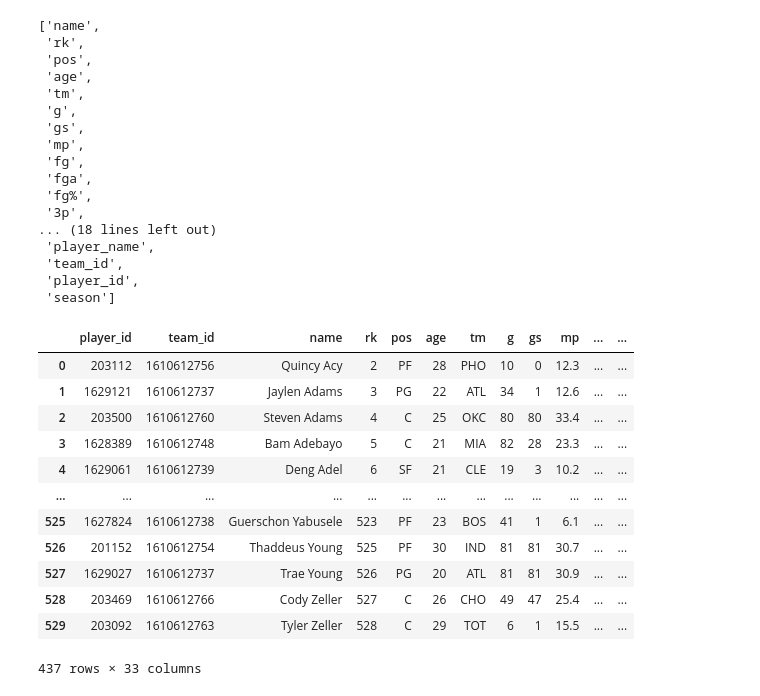
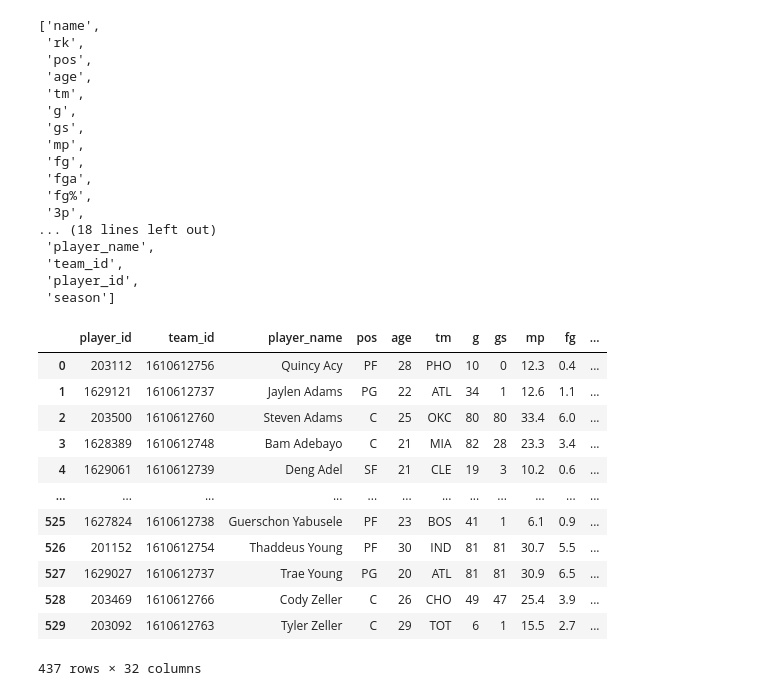
Before and after one commit to jeremykardash/project-2, a Jupyter notebook: code/stats_cleaner.ipynb, the cells around one changed output. Cells and saved outputs as stored; diff of their text form; code cells hidden in the pictures.

```diff
--- a/code/stats_cleaner.ipynb
+++ b/code/stats_cleaner.ipynb
@@ -158,14 +164,12 @@ list(cleaned_df)
 # %%
 stats = cleaned_df[['player_id',
  'team_id', 'name',
- 'rk',
  'pos',
  'age',
  'tm',
  'g',
  'gs',
  'mp',
-'pts',
  'fg',
  'fga',
  'fg%',
@@ -179,6 +183,7 @@ stats = cleaned_df[['player_id',
  'ft',
  'fta',
  'ft%',
+'pts',
  'orb',
  'drb',
  'trb',
@@ -188,21 +193,24 @@ stats = cleaned_df[['player_id',
  'tov',
  'pf',
  'season']]
-# %%
-stats
-# %% [output]
-|  | player_id | team_id | name | rk | pos | age | tm | g | gs | mp | ... | ... |
-| 0 | 203112 | 1610612756 | Quincy Acy | 2 | PF | 28 | PHO | 10 | 0 | 12.3 | ... | ... |
-| 1 | 1629121 | 1610612737 | Jaylen Adams | 3 | PG | 22 | ATL | 34 | 1 | 12.6 | ... | ... |
-| 2 | 203500 | 1610612760 | Steven Adams | 4 | C | 25 | OKC | 80 | 80 | 33.4 | ... | ... |
-| 3 | 1628389 | 1610612748 | Bam Adebayo | 5 | C | 21 | MIA | 82 | 28 | 23.3 | ... | ... |
-| 4 | 1629061 | 1610612739 | Deng Adel | 6 | SF | 21 | CLE | 19 | 3 | 10.2 | ... | ... |
-| ... | ... | ... | ... | ... | ... | ... | ... | ... | ... | ... | ... | ... |
-| 525 | 1627824 | 1610612738 | Guerschon Yabusele | 523 | PF | 23 | BOS | 41 | 1 | 6.1 | ... | ... |
-| 526 | 201152 | 1610612754 | Thaddeus Young | 525 | PF | 30 | IND | 81 | 81 | 30.7 | ... | ... |
-| 527 | 1629027 | 1610612737 | Trae Young | 526 | PG | 20 | ATL | 81 | 81 | 30.9 | ... | ... |
-| 528 | 203469 | 1610612766 | Cody Zeller | 527 | C | 26 | CHO | 49 | 47 | 25.4 | ... | ... |
-| 529 | 203092 | 1610612763 | Tyler Zeller | 528 | C | 29 | TOT | 6 | 1 | 15.5 | ... | ... |
-437 rows × 33 columns
+# %%
+stats = stats.rename(columns={
+    "name": "player_name"
+})
+stats
+# %% [output]
+|  | player_id | team_id | player_name | pos | age | tm | g | gs | mp | fg | ... |
+| 0 | 203112 | 1610612756 | Quincy Acy | PF | 28 | PHO | 10 | 0 | 12.3 | 0.4 | ... |
+| 1 | 1629121 | 1610612737 | Jaylen Adams | PG | 22 | ATL | 34 | 1 | 12.6 | 1.1 | ... |
+| 2 | 203500 | 1610612760 | Steven Adams | C | 25 | OKC | 80 | 80 | 33.4 | 6.0 | ... |
+| 3 | 1628389 | 1610612748 | Bam Adebayo | C | 21 | MIA | 82 | 28 | 23.3 | 3.4 | ... |
+| 4 | 1629061 | 1610612739 | Deng Adel | SF | 21 | CLE | 19 | 3 | 10.2 | 0.6 | ... |
+| ... | ... | ... | ... | ... | ... | ... | ... | ... | ... | ... | ... |
+| 525 | 1627824 | 1610612738 | Guerschon Yabusele | PF | 23 | BOS | 41 | 1 | 6.1 | 0.9 | ... |
+| 526 | 201152 | 1610612754 | Thaddeus Young | PF | 30 | IND | 81 | 81 | 30.7 | 5.5 | ... |
+| 527 | 1629027 | 1610612737 | Trae Young | PG | 20 | ATL | 81 | 81 | 30.9 | 6.5 | ... |
+| 528 | 203469 | 1610612766 | Cody Zeller | C | 26 | CHO | 49 | 47 | 25.4 | 3.9 | ... |
+| 529 | 203092 | 1610612763 | Tyler Zeller | C | 29 | TOT | 6 | 1 | 15.5 | 2.7 | ... |
+437 rows × 32 columns
 # %%
 stats.to_csv('../outputs/stats.csv', index = False)
```
Also changed, not shown: parts of 1 cell of this notebook, 5 other files.
